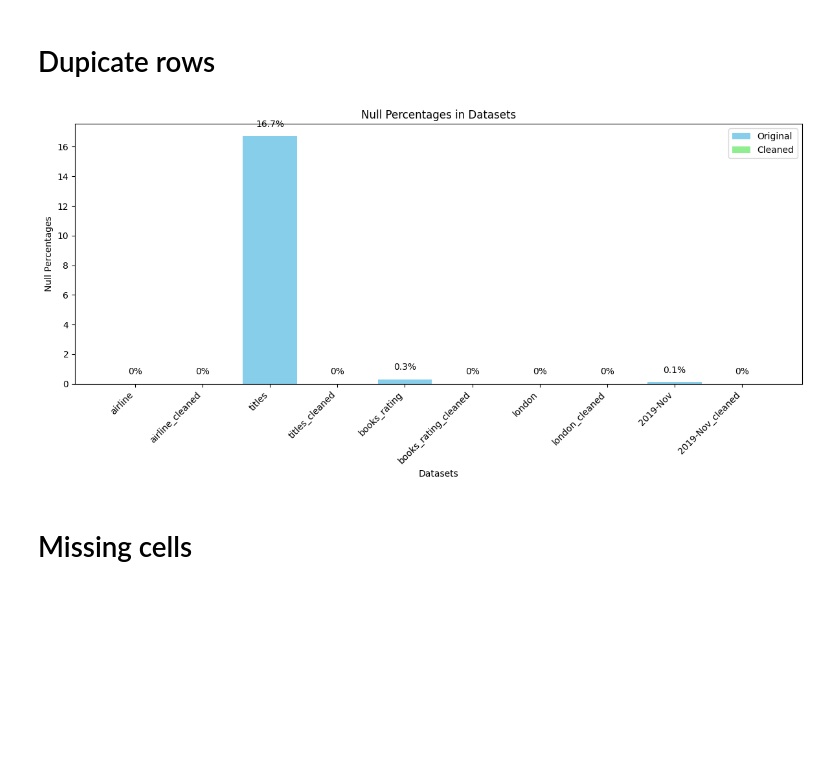
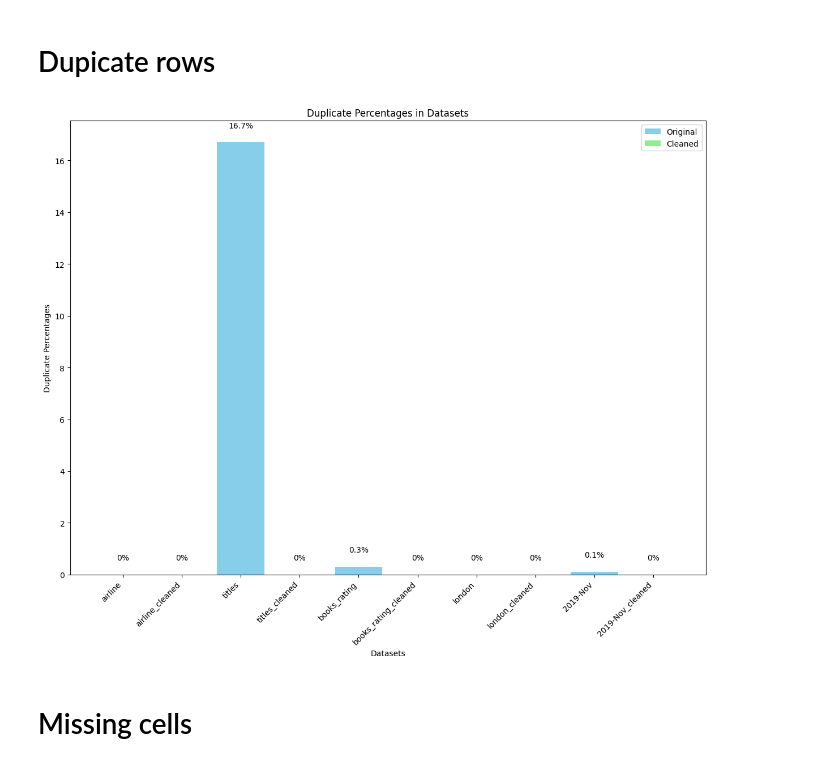
Before and after one commit to FabLetizia/Big-Data-Profiling, a Jupyter notebook: src/evaluation/final_evaluation.ipynb, the cells around one changed output. Drawn from its saved outputs; the diff is of its cells as text; code cells hidden in the pictures; blank space fills up the shorter version.

```diff
--- a/src/evaluation/final_evaluation.ipynb
+++ b/src/evaluation/final_evaluation.ipynb
@@ -12,37 +12,37 @@ datasets = [
     "2019-Nov.csv", "2019-Nov_cleaned.csv"
 ]
 
 null_percentages = [
     0, 0,  # airline.csv, airline_cleaned.csv
     16.7, 0,  # titles.csv, titles_cleaned.csv
     0.3, 0,  # books_rating.csv, books_rating_cleaned.csv
     0, 0,  # london.csv, london_cleaned.csv
     0.1, 0  # 2019-Nov.csv, 2019-Nov_cleaned.csv
 ]
 
 x_labels = [dataset.replace('.csv', '') for dataset in datasets]
 x = range(len(x_labels))
 y = null_percentages
 
 colors = ['skyblue' if 'cleaned' not in dataset else 'lightgreen' for dataset in datasets]
 
-plt.figure(figsize=(12, 6))
+plt.figure(figsize=(12, 10))
 bars = plt.bar(x, y, color=colors)
 
 plt.xlabel('Datasets')
-plt.ylabel('Null Percentages')
-plt.title('Null Percentages in Datasets')
+plt.ylabel('Duplicate Percentages')
+plt.title('Duplicate Percentages in Datasets')
 plt.xticks(x, x_labels, rotation=45, ha='right')
 
 for i, bar in enumerate(bars):
     yval = y[i]
     plt.text(bar.get_x() + bar.get_width() / 2, yval + 0.5, f'{yval}%', ha='center', va='bottom')
 
 plt.legend(handles=[bars[0], bars[1]], labels=['Original', 'Cleaned'])
 plt.tight_layout()
 plt.show()
 # %% [output]
-[figure, old version]
+[figure, new version]
 # %% [markdown]
 # Missing cells
 # %%
```
